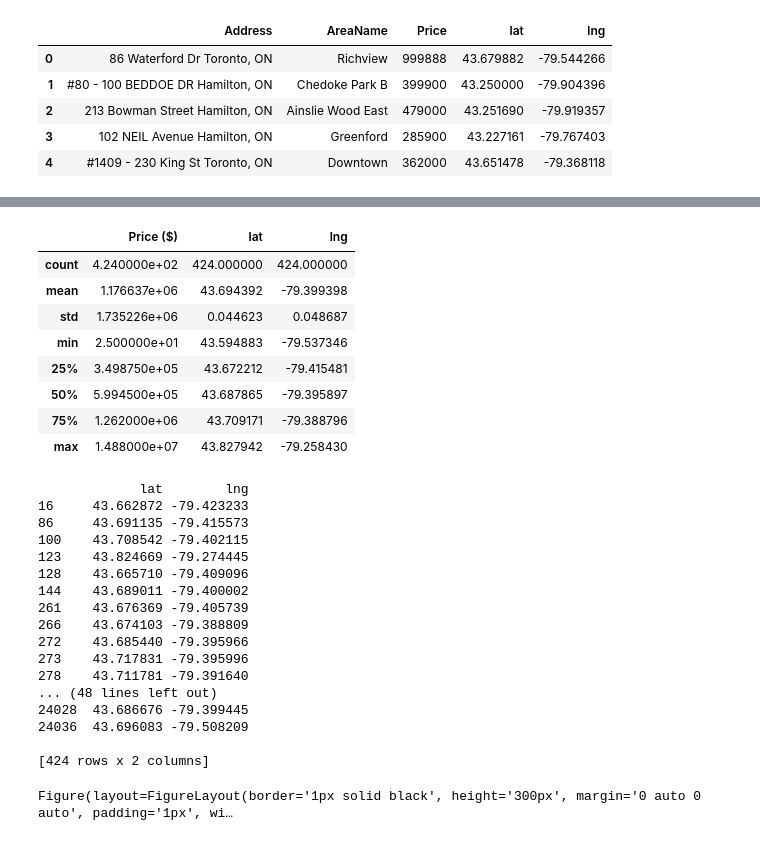
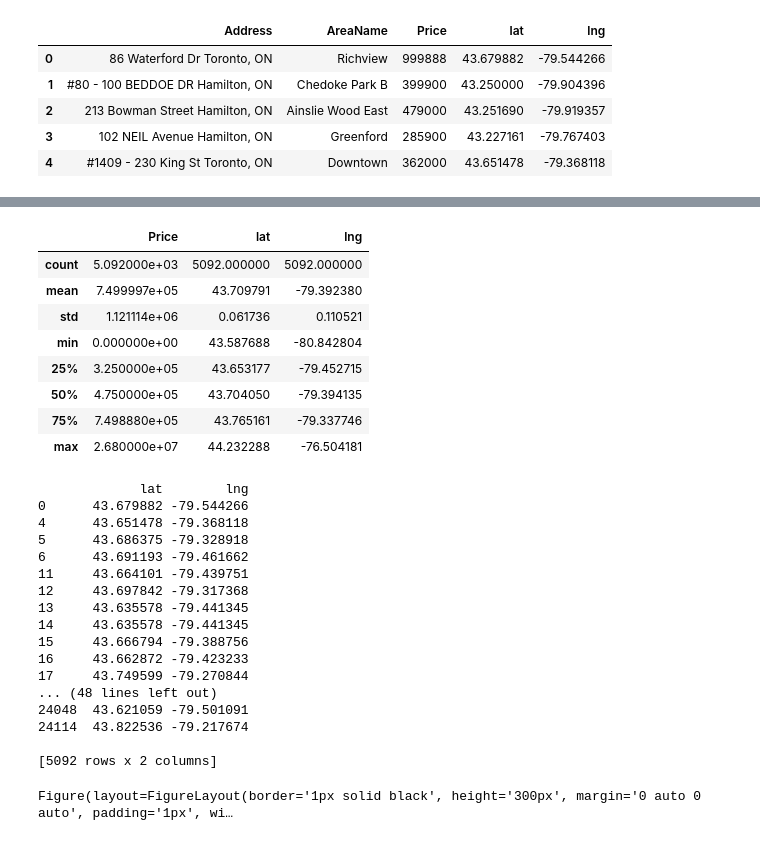
Before and after one commit to valltomm/Bootcamp_Project, a Jupyter notebook: Project1continue.ipynb, the cells around one changed output, grey strips where cells are left out. Cells and saved outputs as stored; diff of their text form; code cells hidden in the pictures.

```diff
--- a/Project1continue.ipynb
+++ b/Project1continue.ipynb
@@ -78,39 +80,39 @@ properties_drop.describe()
 | max | 3.250000e+07 | 53.851017 | 1.074519 |
 # %%
 #try filter by address, map is better with areaname
-properties_tor=properties_drop[properties_drop['AreaName'].str.contains("Toronto")]
+properties_tor=properties_drop[properties_drop['Address'].str.contains("Toronto")]
 properties_tor.describe()
 # %% [output]
-|  | Price ($) | lat | lng |
-| count | 4.240000e+02 | 424.000000 | 424.000000 |
-| mean | 1.176637e+06 | 43.694392 | -79.399398 |
-| std | 1.735226e+06 | 0.044623 | 0.048687 |
-| min | 2.500000e+01 | 43.594883 | -79.537346 |
-| 25% | 3.498750e+05 | 43.672212 | -79.415481 |
-| 50% | 5.994500e+05 | 43.687865 | -79.395897 |
-| 75% | 1.262000e+06 | 43.709171 | -79.388796 |
-| max | 1.488000e+07 | 43.827942 | -79.258430 |
+|  | Price | lat | lng |
+| count | 5.092000e+03 | 5092.000000 | 5092.000000 |
+| mean | 7.499997e+05 | 43.709791 | -79.392380 |
+| std | 1.121114e+06 | 0.061736 | 0.110521 |
+| min | 0.000000e+00 | 43.587688 | -80.842804 |
+| 25% | 3.250000e+05 | 43.653177 | -79.452715 |
+| 50% | 4.750000e+05 | 43.704050 | -79.394135 |
+| 75% | 7.498880e+05 | 43.765161 | -79.337746 |
+| max | 2.680000e+07 | 44.232288 | -76.504181 |
 # %%
 locations= properties_tor[["lat", "lng"]]
 print(locations)
 # %% [output]
              lat        lng
+0      43.679882 -79.544266
+4      43.651478 -79.368118
+5      43.686375 -79.328918
+6      43.691193 -79.461662
+11     43.664101 -79.439751
+12     43.697842 -79.317368
+13     43.635578 -79.441345
+14     43.635578 -79.441345
+15     43.666794 -79.388756
 16     43.662872 -79.423233
-86     43.691135 -79.415573
-100    43.708542 -79.402115
-123    43.824669 -79.274445
-128    43.665710 -79.409096
-144    43.689011 -79.400002
-261    43.676369 -79.405739
-266    43.674103 -79.388809
-272    43.685440 -79.395966
-273    43.717831 -79.395996
-278    43.711781 -79.391640
+17     43.749599 -79.270844
 ... (48 lines left out)
-24028  43.686676 -79.399445
-24036  43.696083 -79.508209
+24048  43.621059 -79.501091
+24114  43.822536 -79.217674
 
-[424 rows x 2 columns]
+[5092 rows x 2 columns]
 # %%
 figure_layout = {
     'width': '400px',
```
Also changed, not shown: parts of 6 cells of this notebook, 2 other files.
